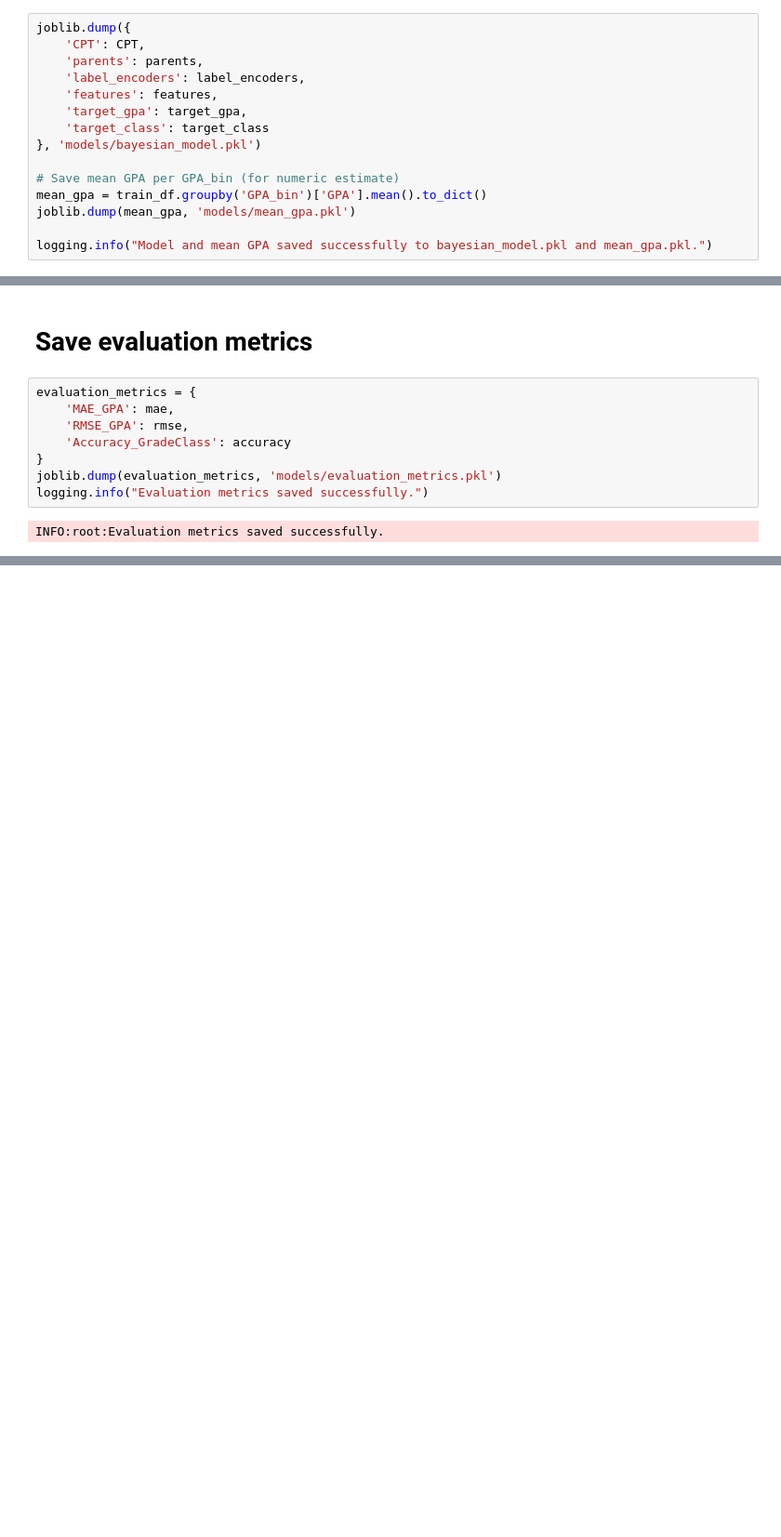
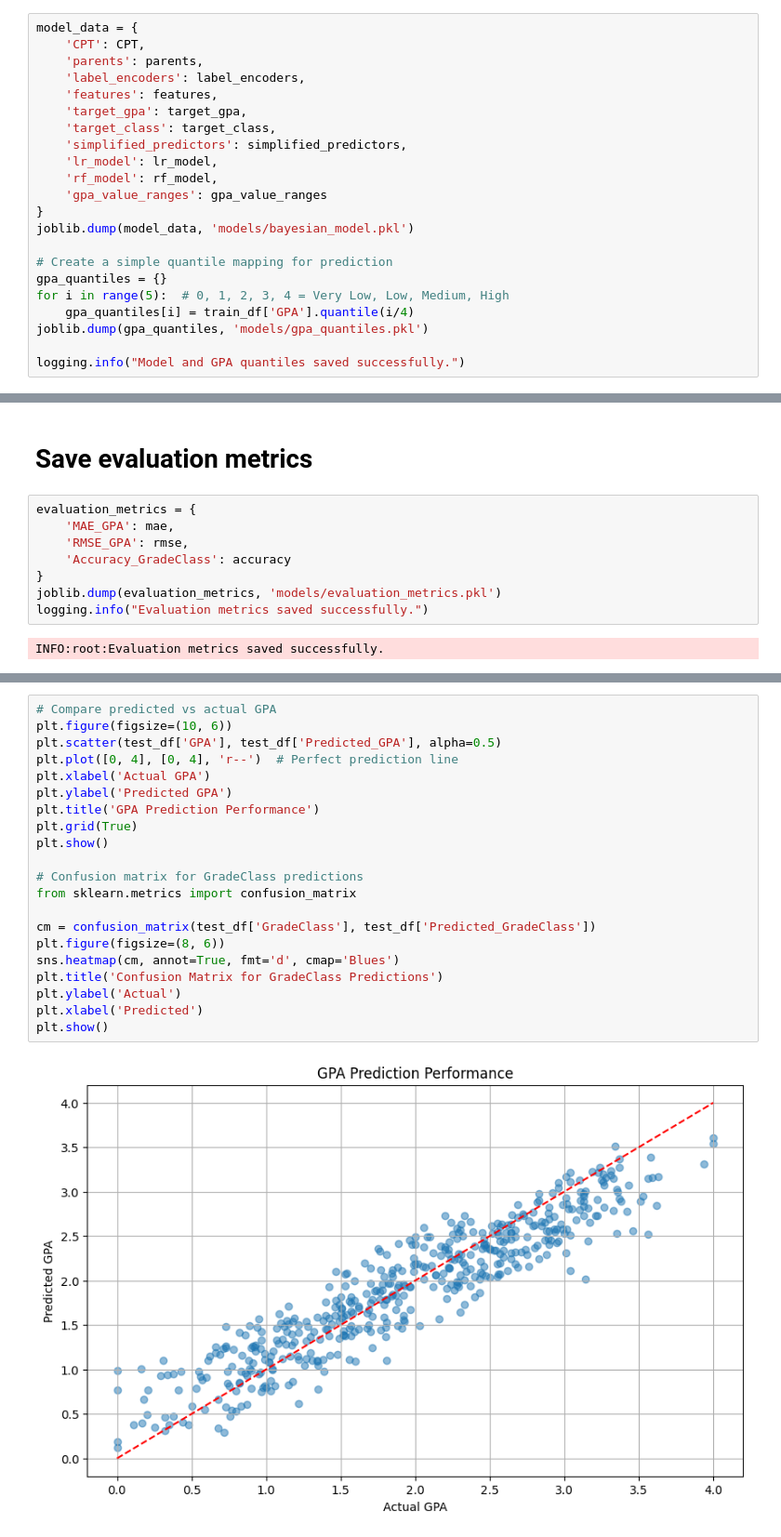
Before and after one commit to AIPPproject03/Prediksi-GPA, a Jupyter notebook: student_performance_predict.ipynb, the cells around one changed output, grey strips where cells are left out. Shown at 93% size. Cells and saved outputs as stored; diff of their text form; blank space fills up the shorter version.

```diff
--- a/student_performance_predict.ipynb
+++ b/student_performance_predict.ipynb
@@ -229,18 +300,25 @@ INFO:root:CPT for node GradeClass contains 38 entries.
 # %% [markdown]
 # Save model to .pkl
 # %%
-joblib.dump({
+model_data = {
     'CPT': CPT,
     'parents': parents,
     'label_encoders': label_encoders,
     'features': features,
     'target_gpa': target_gpa,
-    'target_class': target_class
-}, 'models/bayesian_model.pkl')
+    'target_class': target_class,
+    'simplified_predictors': simplified_predictors,
+    'lr_model': lr_model,
+    'rf_model': rf_model,
+    'gpa_value_ranges': gpa_value_ranges
+}
+joblib.dump(model_data, 'models/bayesian_model.pkl')
 
-# Save mean GPA per GPA_bin (for numeric estimate)
-mean_gpa = train_df.groupby('GPA_bin')['GPA'].mean().to_dict()
-joblib.dump(mean_gpa, 'models/mean_gpa.pkl')
+# Create a simple quantile mapping for prediction
+gpa_quantiles = {}
+for i in range(5):  # 0, 1, 2, 3, 4 = Very Low, Low, Medium, High
+    gpa_quantiles[i] = train_df['GPA'].quantile(i/4)
+joblib.dump(gpa_quantiles, 'models/gpa_quantiles.pkl')
 
-logging.info("Model and mean GPA saved successfully to bayesian_model.pkl and mean_gpa.pkl.")
+logging.info("Model and GPA quantiles saved successfully.")
 # %% [output]
@@ -300,0 +1676,23 @@ INFO:root:Evaluation metrics saved successfully.
+# %%
+# Compare predicted vs actual GPA
+plt.figure(figsize=(10, 6))
+plt.scatter(test_df['GPA'], test_df['Predicted_GPA'], alpha=0.5)
+plt.plot([0, 4], [0, 4], 'r--')  # Perfect prediction line
+plt.xlabel('Actual GPA')
+plt.ylabel('Predicted GPA')
+plt.title('GPA Prediction Performance')
+plt.grid(True)
+plt.show()
+
+# Confusion matrix for GradeClass predictions
+from sklearn.metrics import confusion_matrix
+
+cm = confusion_matrix(test_df['GradeClass'], test_df['Predicted_GradeClass'])
+plt.figure(figsize=(8, 6))
+sns.heatmap(cm, annot=True, fmt='d', cmap='Blues')
+plt.title('Confusion Matrix for GradeClass Predictions')
+plt.ylabel('Actual')
+plt.xlabel('Predicted')
+plt.show()
+# %% [output]
+[figure, added]
```
Also changed, not shown: parts of 10 cells of this notebook, 2 other files.
